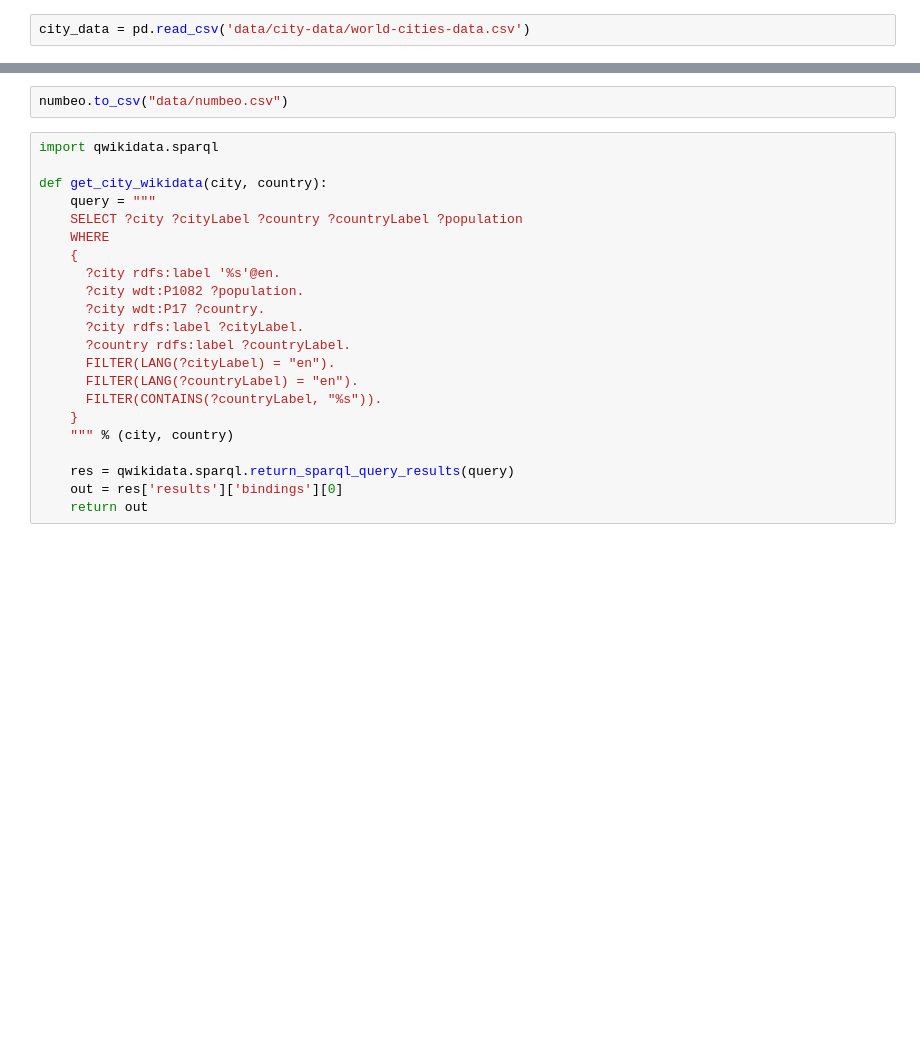
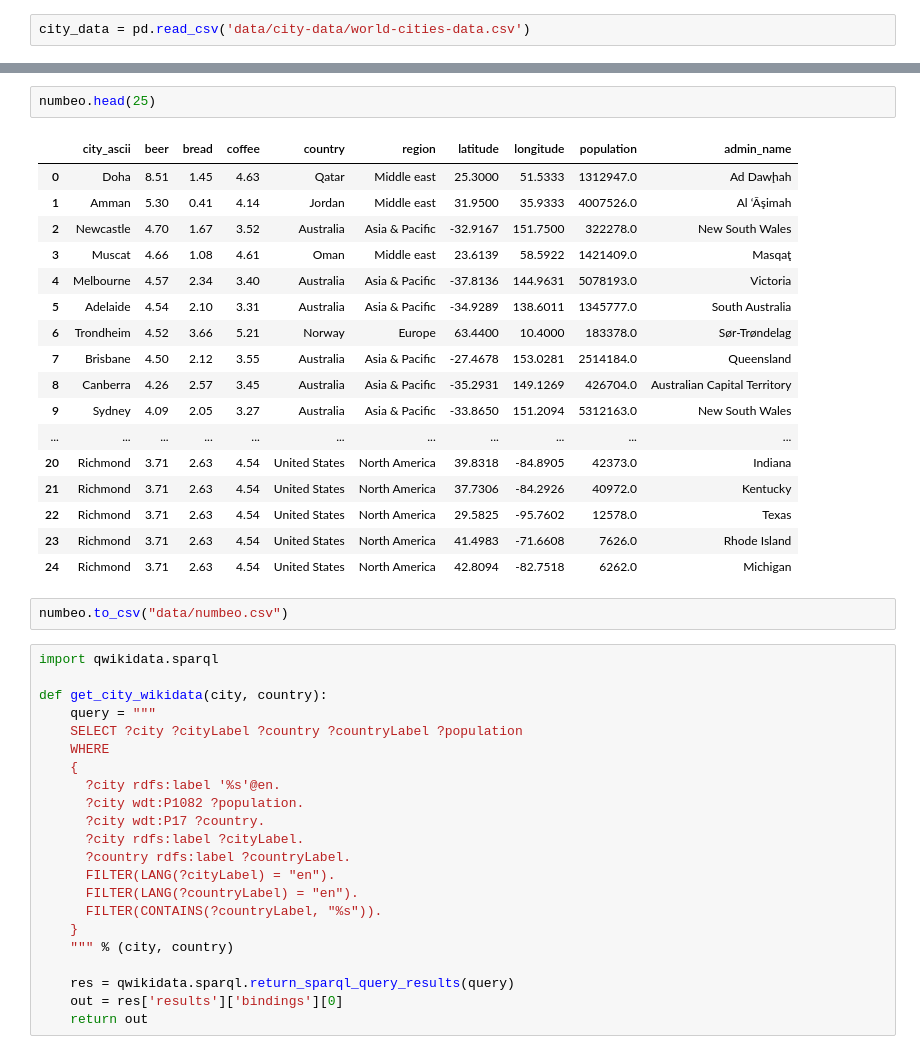
Before and after one commit to christalee/cost-of-drinking, a Jupyter notebook: cola-map.ipynb, the cells around one changed output, grey strips where cells are left out. Cells and saved outputs as stored; diff of their text form; blank space fills up the shorter version.

```diff
--- a/cola-map.ipynb
+++ b/cola-map.ipynb
@@ -34,3 +33,23 @@ numbeo.head()
+# %%
+numbeo.head(25)
+# %% [output]
+|  | city_ascii | beer | bread | coffee | country | region | latitude | longitude | population | admin_name |
+| 0 | Doha | 8.51 | 1.45 | 4.63 | Qatar | Middle east | 25.3000 | 51.5333 | 1312947.0 | Ad Dawḩah |
+| 1 | Amman | 5.30 | 0.41 | 4.14 | Jordan | Middle east | 31.9500 | 35.9333 | 4007526.0 | Al ‘Āşimah |
+| 2 | Newcastle | 4.70 | 1.67 | 3.52 | Australia | Asia & Pacific | -32.9167 | 151.7500 | 322278.0 | New South Wales |
+| 3 | Muscat | 4.66 | 1.08 | 4.61 | Oman | Middle east | 23.6139 | 58.5922 | 1421409.0 | Masqaţ |
+| 4 | Melbourne | 4.57 | 2.34 | 3.40 | Australia | Asia & Pacific | -37.8136 | 144.9631 | 5078193.0 | Victoria |
+| 5 | Adelaide | 4.54 | 2.10 | 3.31 | Australia | Asia & Pacific | -34.9289 | 138.6011 | 1345777.0 | South Australia |
+| 6 | Trondheim | 4.52 | 3.66 | 5.21 | Norway | Europe | 63.4400 | 10.4000 | 183378.0 | Sør-Trøndelag |
+| 7 | Brisbane | 4.50 | 2.12 | 3.55 | Australia | Asia & Pacific | -27.4678 | 153.0281 | 2514184.0 | Queensland |
+| 8 | Canberra | 4.26 | 2.57 | 3.45 | Australia | Asia & Pacific | -35.2931 | 149.1269 | 426704.0 | Australian Capital Territory |
+| 9 | Sydney | 4.09 | 2.05 | 3.27 | Australia | Asia & Pacific | -33.8650 | 151.2094 | 5312163.0 | New South Wales |
+| ... | ... | ... | ... | ... | ... | ... | ... | ... | ... | ... |
+| 20 | Richmond | 3.71 | 2.63 | 4.54 | United States | North America | 39.8318 | -84.8905 | 42373.0 | Indiana |
+| 21 | Richmond | 3.71 | 2.63 | 4.54 | United States | North America | 37.7306 | -84.2926 | 40972.0 | Kentucky |
+| 22 | Richmond | 3.71 | 2.63 | 4.54 | United States | North America | 29.5825 | -95.7602 | 12578.0 | Texas |
+| 23 | Richmond | 3.71 | 2.63 | 4.54 | United States | North America | 41.4983 | -71.6608 | 7626.0 | Rhode Island |
+| 24 | Richmond | 3.71 | 2.63 | 4.54 | United States | North America | 42.8094 | -82.7518 | 6262.0 | Michigan |
 # %%
 numbeo.to_csv("data/numbeo.csv")
 # %%
```
Also changed, not shown: parts of 6 cells of this notebook, 1 other file.
